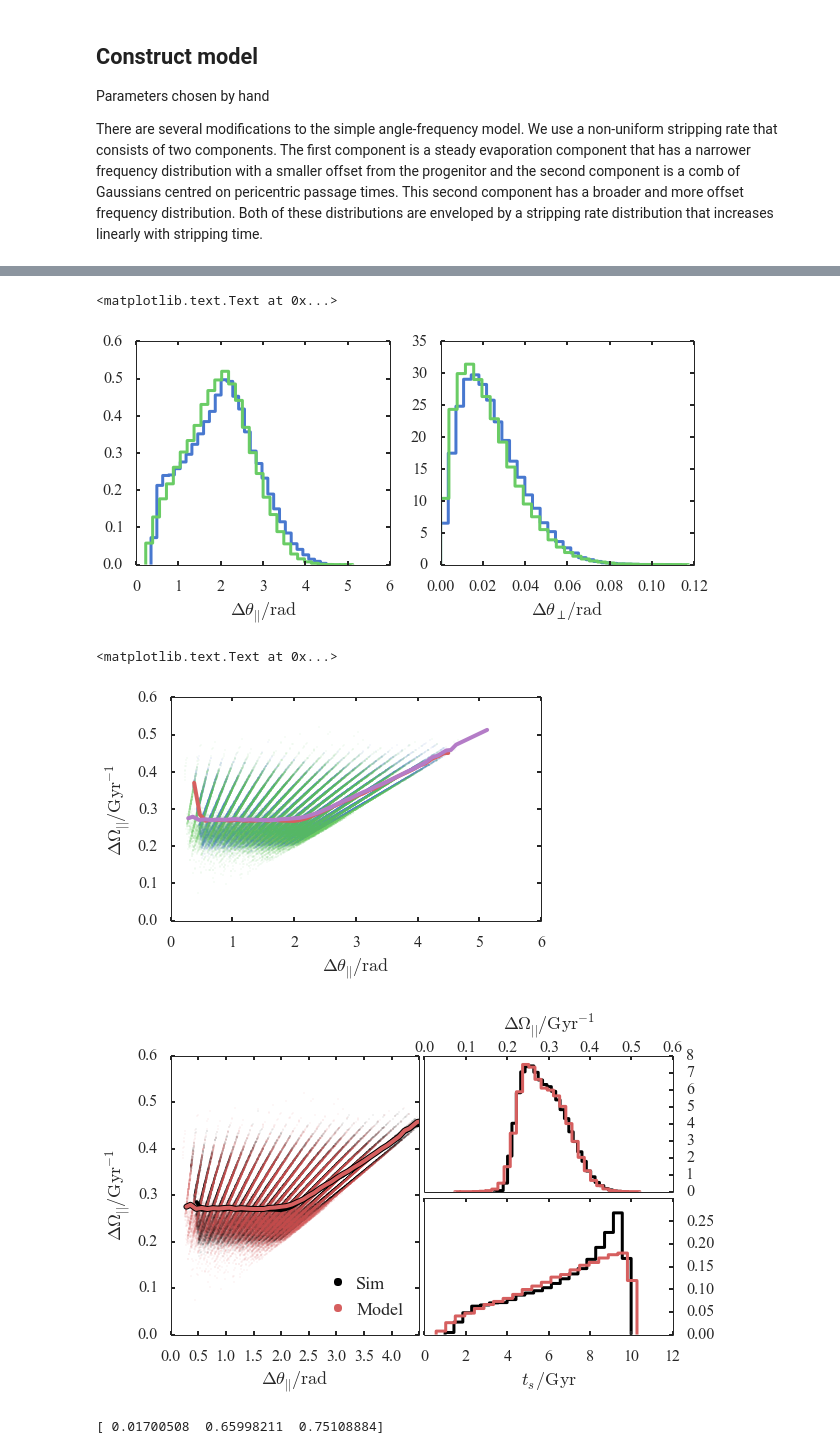
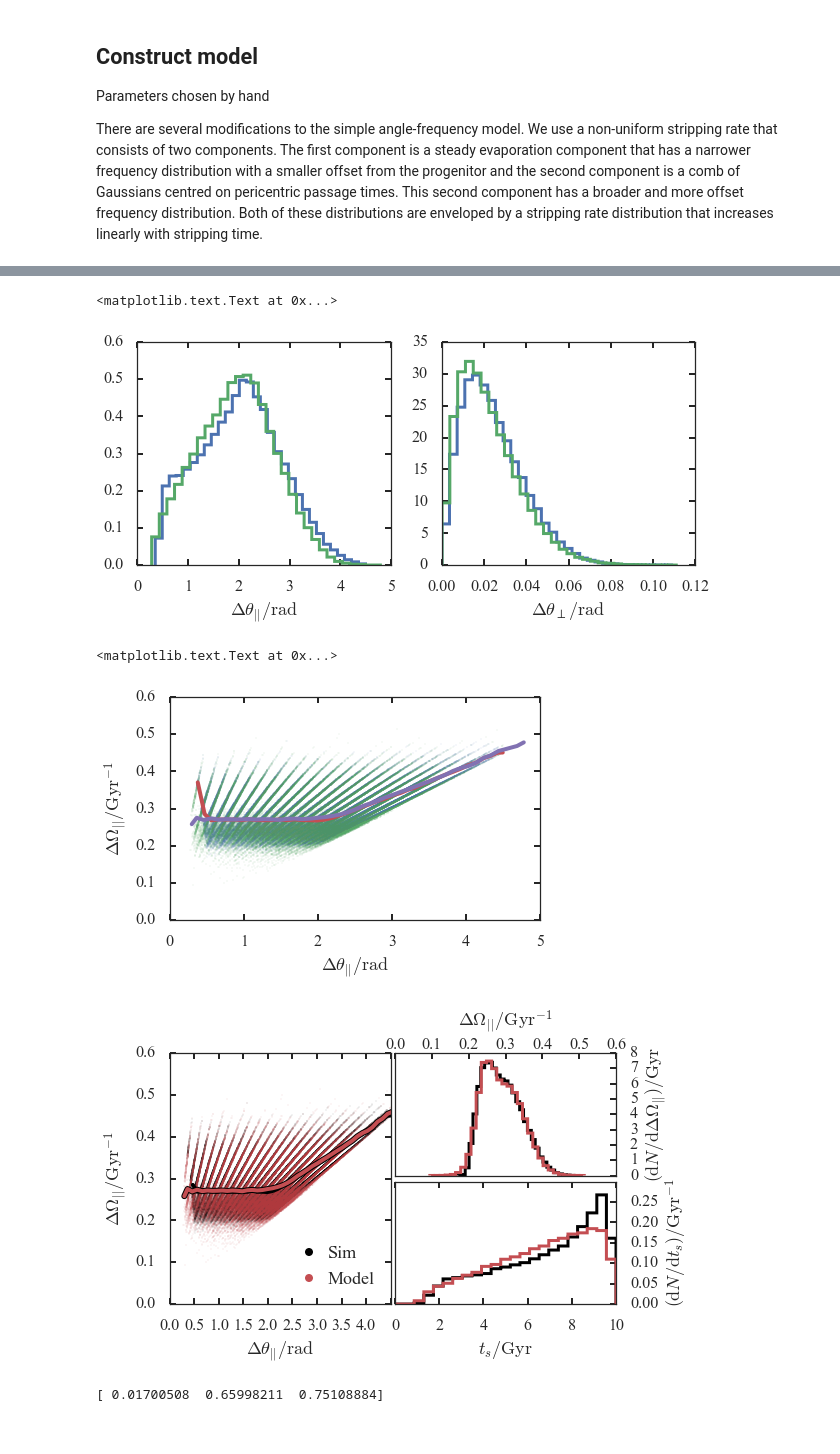
Before and after one commit to jobovy/streamgap-aa, a Jupyter notebook: py/other/Unperturbed stream model.ipynb, the cells around one changed output, grey strips where cells are left out. Saved outputs shown, nothing was run; the diff lists cells and outputs as text; code cells hidden in the pictures.

```diff
--- a/py/other/Unperturbed stream model.ipynb
+++ b/py/other/Unperturbed stream model.ipynb
@@ -42,4 +42,4 @@ labels = {'x':r'$x/{\rm kpc}$','y':r'$y/{\rm kpc}$','z':r'$z/{\rm kpc}$',
           'dOmparG':r'$\Delta \Omega_{||}/{\rm Gyr}^{-1}$','dOmperpG':r'$\Delta \Omega_{\perp}/{\rm Gyr}^{-1}$'}
 a = sns.plotting_context('ipython')
 data_folder = '/data/jls/stream_gaps/tilted/'
-plots_folder = '/home/jls/work/data/stream_gaps/'
+plots_folder = '../../paper/plots/'
@@ -151,8 +147,8 @@ theta = -1.0045*theta1
 phi = 0.995*phi1
 # SP = ss.stream_parameters(np.array([theta,phi,0.007,0.0026,10./0.977775,0.05,0.29,2.5,0.01]),prog_impact)
 # dJ = np.array([0.085,0.12,0.09])/kms2kpcMyr
-SP = ss.stream_parameters(np.array([theta,phi,0.007,0.0026,10./0.977775,0.04905866,0.30611737,1.6,0.01,0.24263412,0.02300167,0.28]),prog_impact)
-sampler = ss.stream_sampler(SP,pot,1e-6)
+SP = ss.stream_parameters(np.array([theta,phi,0.007,0.0026,10./0.977775,0.04905866,0.30611737,0.01,0.24263412,0.02300167,0.28]),prog_impact)
+sampler = ss.stream_sampler(SP,pot,np.array([40.,40.,40.]),np.array([2,2,2]),1e-6,400)
 # %%
 N = len(merged_peri)
 results = np.zeros(shape=(N,25))
@@ -485,7 +482,7 @@ ax = a[1].hist(results['Thperp'],bins=30,normed=True,histtype='step',lw=3)
 a[1].set_xlabel(labels['dangperp'])
 # %% [output]
 <matplotlib.text.Text at 0x...>
-[figure, old version]
+[figure, new version]
 # %%
 plt.plot(merged_peri['Dangpar'],merged_peri['DOmpar'],'.',ms=1)
 plt.plot(results['Thpar'],results['Ompar'],'.',ms=1)
@@ -495,50 +492,53 @@ plt.ylabel(labels['dOmparG'])
 plt.xlabel(labels['dangpar'])
 # %% [output]
 <matplotlib.text.Text at 0x...>
-[figure, old version]
+[figure, new version]
 # %%
 # f,a=plt.subplots(1,2,figsize=(9.,4.))
-f = plt.figure(figsize=(9.,5.))
+f = plt.figure(figsize=(8.,4.5))
 plt.subplots_adjust(wspace=0.02,hspace=0.05)
 a=[plt.subplot2grid((2,2),(0,0),colspan=1,rowspan=2)]
 a[0].plot(merged_peri['Dangpar'],merged_peri['DOmpar'],'.',ms=1,color='k',label='Sim')
 a[0].plot(results['Thpar'],results['Ompar'],'.',ms=1,color=sns.color_palette()[2],label='Model')
-a[0].plot(merged_peri.groupby(np.digitize(merged_peri['Dangpar'],np.linspace(0.,5.)))['Dangpar'].mean()[1:],merged_peri.groupby(np.digitize(merged_peri['Dangpar'],np.linspace(0.,5.)))['DOmpar'].mean()[1:],lw=4,color='k')
-a[0].plot(results.groupby(np.digitize(results['Thpar'],np.linspace(0.,5.)))['Thpar'].mean(),results.groupby(np.digitize(results['Thpar'],np.linspace(0.,5.)))['Ompar'].mean(),lw=6,color='k')
-a[0].plot(results.groupby(np.digitize(results['Thpar'],np.linspace(0.,5.)))['Thpar'].mean(),results.groupby(np.digitize(results['Thpar'],np.linspace(0.,5.)))['Ompar'].mean(),lw=4,color=sns.color_palette()[2])
+a[0].plot(merged_peri.groupby(np.digitize(merged_peri['Dangpar'],np.linspace(0.,5.)))['Dangpar'].mean()[1:],merged_peri.groupby(np.digitize(merged_peri['Dangpar'],np.linspace(0.,5.)))['DOmpar'].mean()[1:],lw=4,color='k',label="")
+a[0].plot(results.groupby(np.digitize(results['Thpar'],np.linspace(0.,5.)))['Thpar'].mean(),results.groupby(np.digitize(results['Thpar'],np.linspace(0.,5.)))['Ompar'].mean(),lw=6,color='k',label="")
+a[0].plot(results.groupby(np.digitize(results['Thpar'],np.linspace(0.,5.)))['Thpar'].mean(),results.groupby(np.digitize(results['Thpar'],np.linspace(0.,5.)))['Ompar'].mean(),lw=4,color=sns.color_palette()[2],label="")
 a[0].set_ylabel(labels['dOmparG'])
 a[0].set_xlabel(labels['dangpar'])
 a[0].set_xlim(0.,4.5)
 
 lgnd=a[0].legend(loc=0,handlelength=.5)
 lgnd.legendHandles[0]._legmarker.set_markersize(16)
 lgnd.legendHandles[1]._legmarker.set_markersize(16)
 
 xticks = a[0].xaxis.get_major_ticks()
 xticks[-1].label1.set_visible(False)
 
 a=[plt.subplot2grid((2,2),(i,1),colspan=1,rowspan=1) for i in range(2)]
 
-NN,b,p = a[0].hist(merged_peri['DOmpar'],bins=30,normed=True,histtype='step',lw=3,color='k')
+NN,b,p = a[0].hist(merged_peri['DOmpar'],bins=30,normed=True,histtype='step',lw=3,color='k',label="")
 ax = a[0].hist(results['Ompar'],bins=30,normed=True,histtype='step',lw=3,color=sns.color_palette()[2])
-
-c = a[1].hist(merged_peri['Dangpar']/merged_peri['DOmpar'],bins=21,normed=True,histtype='step',lw=3,color='k')
-c = a[1].hist(results['Thpar']/results['Ompar'],bins=21,normed=True,histtype='step',lw=3,color=sns.color_palette()[2])
+a[0].set_ylabel(r'$(\mathrm{d}N/\mathrm{d}\Delta\Omega_{||})/\mathrm{Gyr}$')
+n,b,p = a[1].hist(merged_peri['Dangpar']/merged_peri['DOmpar'],bins=np.linspace(0.,10.,24),normed=True,histtype='step',lw=3,color='k')
+c = a[1].hist(results['Thpar']/results['Ompar'],bins=b,normed=True,histtype='step',lw=3,color=sns.color_palette()[2])
 a[1].set_xlabel(r'$t_s/\mathrm{Gyr}$')
+a[1].set_ylabel(r'$(\mathrm{d}N/\mathrm{d}t_s)/\mathrm{Gyr}^{-1}$')
 a[1].set_ylim(0.,0.3)
 a[0].set_xlabel(labels['dOmparG'])
 a[0].xaxis.tick_top()
 a[0].yaxis.tick_right()
 a[0].xaxis.set_label_position('top')
+a[0].yaxis.set_label_position('right')
+a[1].yaxis.set_label_position('right')
 a[1].yaxis.tick_right()
 a[0].tick_params(axis='x', which='major', pad=0)
 a[0].xaxis.labelpad=10.
 
 yticks = a[1].get_yticklabels()
 yticks[-1].set_visible(False)
-plt.savefig(plots_folder+'new_unperturbed_model.png',bbox_inches='tight')
+plt.savefig(plots_folder+'fig15_new_unperturbed_model.png',bbox_inches='tight')
 # %% [output]
-[figure, old version]
+[figure, new version]
 # %%
 from scipy.interpolate import UnivariateSpline
 f,a = plt.subplots(1,2,figsize=(10,4))
```
Also changed, not shown: parts of 11 cells of this notebook, 22 other files.
